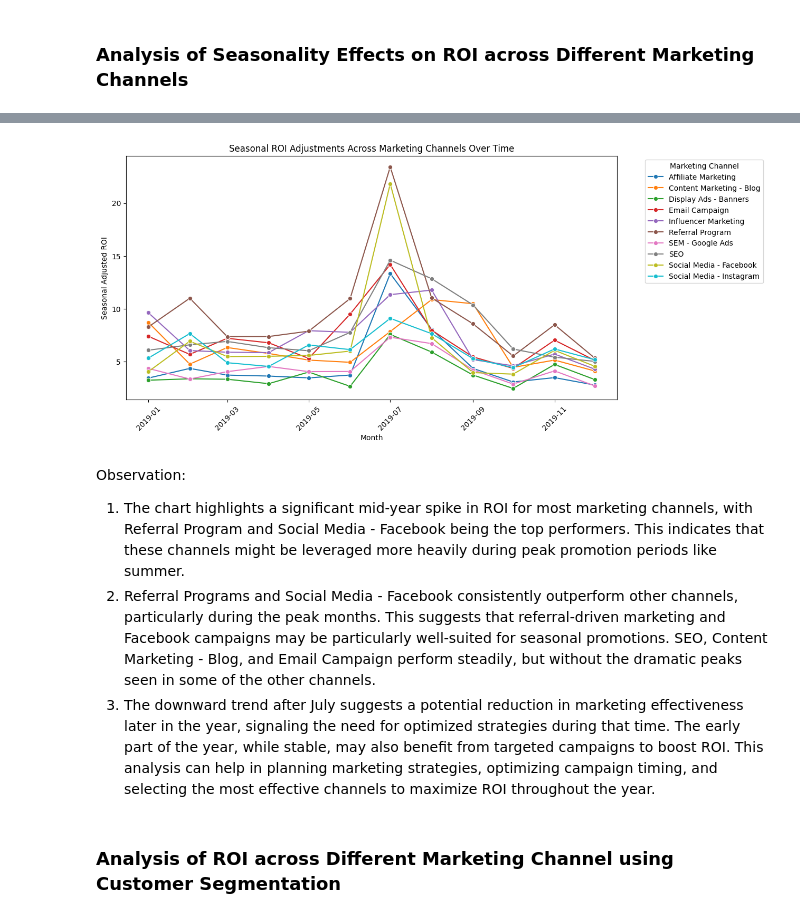
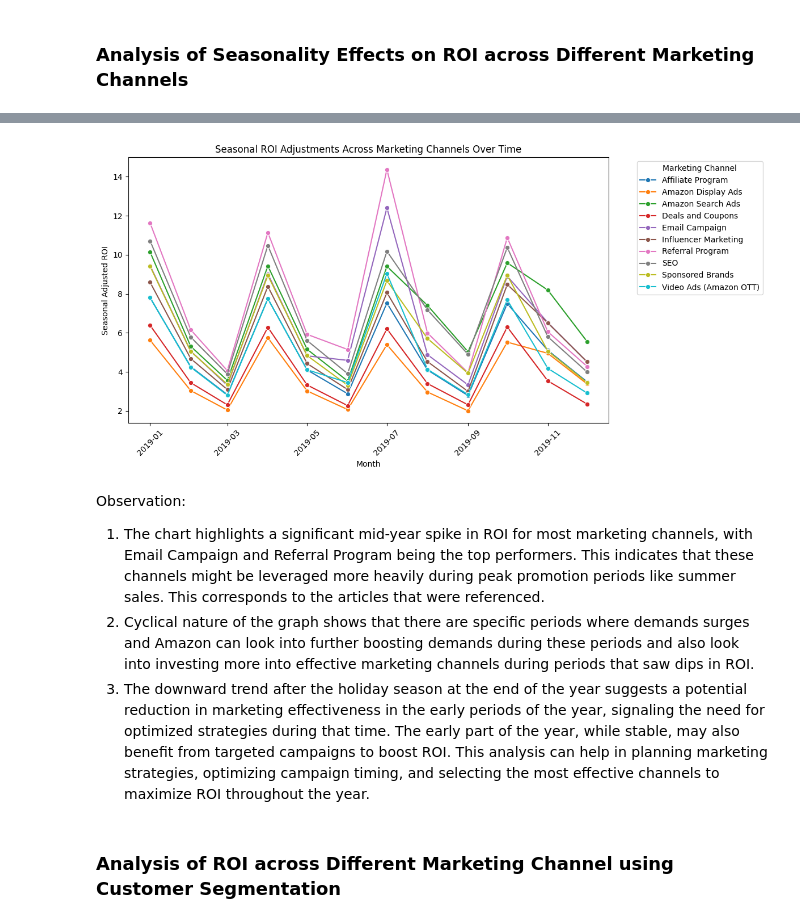
Before and after one commit to sweeenlim/Passion8, a Jupyter notebook: marketing_channels/marketing_channels.ipynb, the cells around one changed output, grey strips where cells are left out. Drawn from its saved outputs; the diff is of its cells as text; code cells hidden in the pictures.

Commit message:
Add marketing channels

```diff
--- a/marketing_channels/marketing_channels.ipynb
+++ b/marketing_channels/marketing_channels.ipynb
@@ -23,0 +56,5 @@ ratings = pd.read_csv('../data/ratings.csv')
+# %%
+#Importing Data (Products)
+products = pd.read_sql("SELECT * FROM products", engine)
+products.drop([ 'discounted_price', 'discount_percentage'], axis=1, inplace=True)
+products
@@ -30,8 +131,7 @@ users = pd.read_csv('../data/users.csv')
 # %%
 # Merge online_sales with product data to get prices and category
 sales_data = pd.merge(online_sales, products, on='product_id', how='left')
-sales_data = pd.merge(sales_data, discount_coupon, how='left', on=['Coupon_Code'])
-sales_data['date'] = pd.to_datetime(sales_data['date'])
+sales_data['date'] = pd.to_datetime(sales_data['date'], errors='coerce')
 
 # Inspect merged dataset
 print(sales_data.head())
@@ -283,0 +573,12 @@ print(sales_data[['date', 'product_name', 'marketing_channel', 'ROI', 'ROI_adjus
+# %%
+def apply_seasonality_multiplier(row):
+    month = row['date'].strftime('%m')
+    for event, months in seasonality_periods.items():
+        if month in months:
+            multiplier = seasonality_multipliers.get(event, {}).get(row['marketing_channel'], 1)
+            return row['ROI_adjusted'] * multiplier  # Adjusted ROI for the season
+    return row['ROI_adjusted']  # Default to original ROI if no seasonal adjustment
+
+
+sales_data['ROI_seasonal_adjusted'] = sales_data.apply(apply_seasonality_multiplier, axis=1)
+sales_data[['date', 'marketing_channel', 'ROI', 'ROI_adjusted', 'ROI_seasonal_adjusted']].head()
@@ -284,9 +592,11 @@ print(sales_data[['date', 'product_name', 'marketing_channel', 'ROI', 'ROI_adjus
 # %%
-sales_data['year'] = sales_data['date'].dt.year
-sales_data['month'] = sales_data['date'].dt.month
-seasonal_roi = sales_data.groupby(['marketing_channel', 'year', 'month']).agg({
-    'ROI_seasonal_adjusted': 'mean'
-}).reset_index()
-seasonal_roi['year_month'] = pd.to_datetime(seasonal_roi[['year', 'month']].assign(day=1))
-seasonal_roi.head()
+sales_data['year_month'] = sales_data['date'].dt.to_period('M').astype(str)
+seasonal_roi = sales_data.groupby(['year_month', 'marketing_channel']).agg(
+    avg_ROI_seasonal_adjusted=('ROI_seasonal_adjusted', 'mean')
+).reset_index()
+
+# For proper x-axis plotting
+seasonal_roi['year_month'] = pd.to_datetime(seasonal_roi['year_month'], format='%Y-%m')
+
+seasonal_roi
 # %% [output]
@@ -299,20 +616,27 @@ seasonal_roi.head()
 # %%
 # Visualize seasonal effects on marketing channels
 plt.figure(figsize=(12, 6))
-sns.lineplot(data=seasonal_roi, x='year_month', y='ROI_seasonal_adjusted', hue='marketing_channel', marker='o')
+sns.lineplot(
+    data=seasonal_roi,
+    x='year_month',
+    y='avg_ROI_seasonal_adjusted',
+    hue='marketing_channel',
+    marker='o'
+)
 plt.title('Seasonal ROI Adjustments Across Marketing Channels Over Time')
 plt.xlabel('Month')
 plt.ylabel('Seasonal Adjusted ROI')
 plt.xticks(rotation=45)
 plt.legend(title='Marketing Channel', bbox_to_anchor=(1.05, 1), loc='upper left')
+plt.tight_layout()
 plt.show()
 # %% [output]
-[figure, old version]
+[figure, new version]
 # %% [markdown]
 Observation:
-1. The chart highlights a significant mid-year spike in ROI for most marketing channels, with Referral Program and Social Media - Facebook being the top performers. This indicates that these channels might be leveraged more heavily during peak promotion periods like summer.
-2. Referral Programs and Social Media - Facebook consistently outperform other channels, particularly during the peak months. This suggests that referral-driven marketing and Facebook campaigns may be particularly well-suited for seasonal promotions. SEO, Content Marketing - Blog, and Email Campaign perform steadily, but without the dramatic peaks seen in some of the other channels.
-3. The downward trend after July suggests a potential reduction in marketing effectiveness later in the year, signaling the need for optimized strategies during that time. The early part of the year, while stable, may also benefit from targeted campaigns to boost ROI. This analysis can help in planning marketing strategies, optimizing campaign timing, and selecting the most effective channels to maximize ROI throughout the year.
+1. The chart highlights a significant mid-year spike in ROI for most marketing channels, with Email Campaign and Referral Program being the top performers. This indicates that these channels might be leveraged more heavily during peak promotion periods like summer sales. This corresponds to the articles that were referenced.
+2. Cyclical nature of the graph shows that there are specific periods where demands surges and Amazon can look into further boosting demands during these periods and also look into investing more into effective marketing channels during periods that saw dips in ROI.
+3. The downward trend after the holiday season at the end of the year suggests a potential reduction in marketing effectiveness in the early periods of the year, signaling the need for optimized strategies during that time. The early part of the year, while stable, may also benefit from targeted campaigns to boost ROI. This analysis can help in planning marketing strategies, optimizing campaign timing, and selecting the most effective channels to maximize ROI throughout the year.
 # %% [markdown]
 ### Analysis of ROI across Different Marketing Channel using Customer Segmentation
 # %%
```
Also changed, not shown: parts of 115 cells of this notebook.
